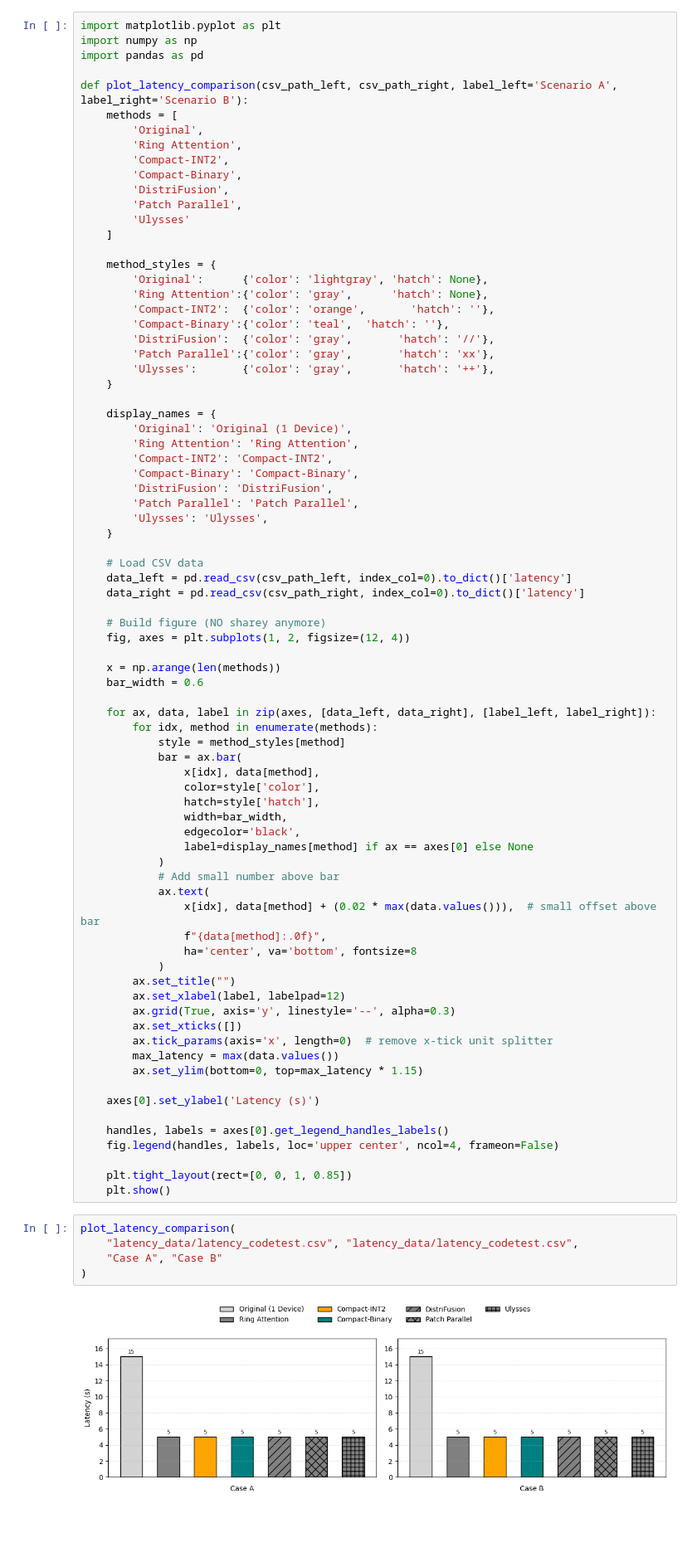
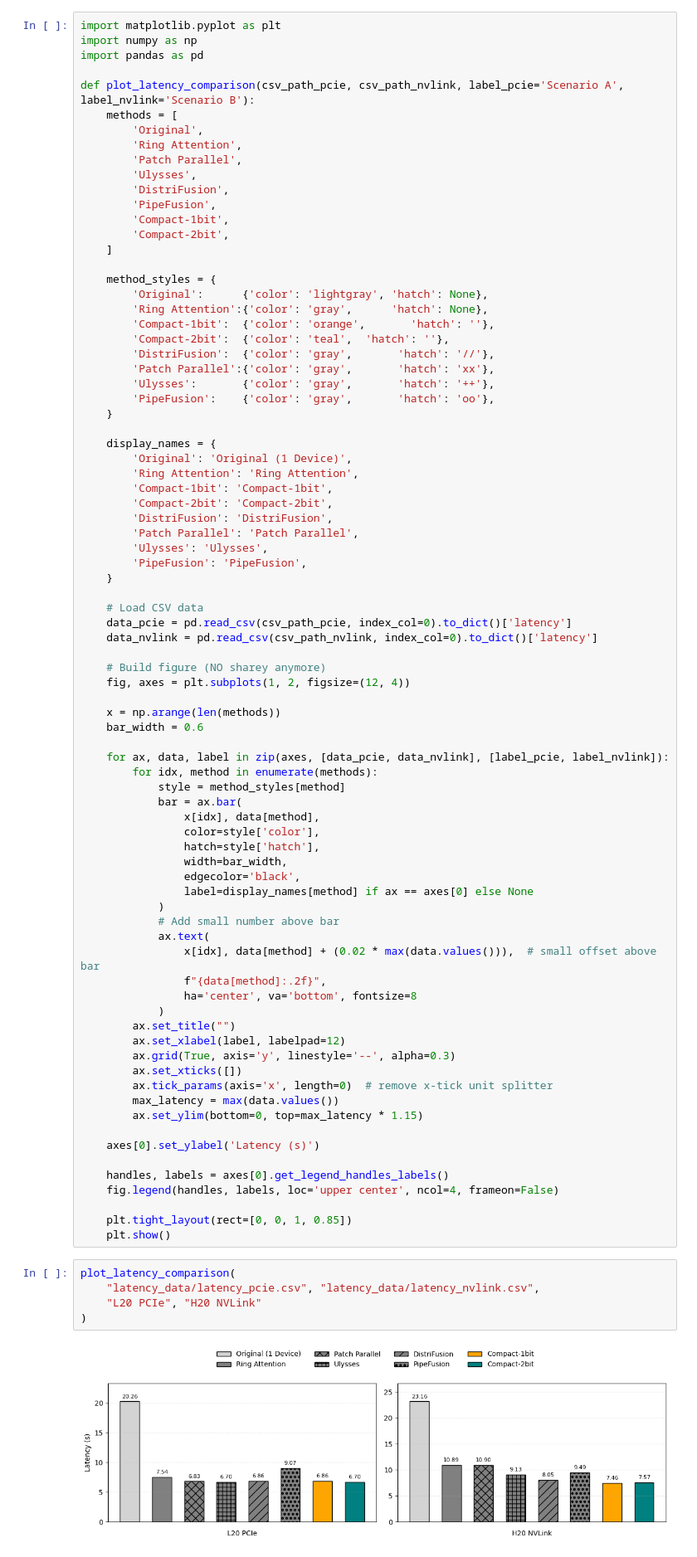
Before and after one commit to Cobalt-27/CompactFusion, a Jupyter notebook: compact_plot/plot_latency.ipynb, the cells around one changed output. Shown at 83% size. Drawn from its saved outputs; the diff is of its cells as text; blank space fills up the shorter version.

Commit message:
Add plot.

```diff
--- a/compact_plot/plot_latency.ipynb
+++ b/compact_plot/plot_latency.ipynb
@@ -3,40 +3,43 @@ import matplotlib.pyplot as plt
 import numpy as np
 import pandas as pd
 
-def plot_latency_comparison(csv_path_left, csv_path_right, label_left='Scenario A', label_right='Scenario B'):
+def plot_latency_comparison(csv_path_pcie, csv_path_nvlink, label_pcie='Scenario A', label_nvlink='Scenario B'):
     methods = [
         'Original',
         'Ring Attention',
-        'Compact-INT2',
-        'Compact-Binary',
+        'Patch Parallel',
+        'Ulysses',
         'DistriFusion',
-        'Patch Parallel',
-        'Ulysses'
+        'PipeFusion',
+        'Compact-1bit',
+        'Compact-2bit',
     ]
 
     method_styles = {
         'Original':      {'color': 'lightgray', 'hatch': None},
         'Ring Attention':{'color': 'gray',      'hatch': None},
-        'Compact-INT2':  {'color': 'orange',       'hatch': ''},
-        'Compact-Binary':{'color': 'teal',  'hatch': ''},
+        'Compact-1bit':  {'color': 'orange',       'hatch': ''},
+        'Compact-2bit':  {'color': 'teal',  'hatch': ''},
         'DistriFusion':  {'color': 'gray',       'hatch': '//'},
         'Patch Parallel':{'color': 'gray',       'hatch': 'xx'},
         'Ulysses':       {'color': 'gray',       'hatch': '++'},
+        'PipeFusion':    {'color': 'gray',       'hatch': 'oo'},
     }
 
     display_names = {
         'Original': 'Original (1 Device)',
         'Ring Attention': 'Ring Attention',
-        'Compact-INT2': 'Compact-INT2',
-        'Compact-Binary': 'Compact-Binary',
+        'Compact-1bit': 'Compact-1bit',
+        'Compact-2bit': 'Compact-2bit',
         'DistriFusion': 'DistriFusion',
         'Patch Parallel': 'Patch Parallel',
         'Ulysses': 'Ulysses',
+        'PipeFusion': 'PipeFusion',
     }
 
     # Load CSV data
-    data_left = pd.read_csv(csv_path_left, index_col=0).to_dict()['latency']
-    data_right = pd.read_csv(csv_path_right, index_col=0).to_dict()['latency']
+    data_pcie = pd.read_csv(csv_path_pcie, index_col=0).to_dict()['latency']
+    data_nvlink = pd.read_csv(csv_path_nvlink, index_col=0).to_dict()['latency']
 
     # Build figure (NO sharey anymore)
     fig, axes = plt.subplots(1, 2, figsize=(12, 4))
@@ -44,7 +47,7 @@ def plot_latency_comparison(csv_path_left, csv_path_right, label_left='Scenario
     x = np.arange(len(methods))
     bar_width = 0.6
 
-    for ax, data, label in zip(axes, [data_left, data_right], [label_left, label_right]):
+    for ax, data, label in zip(axes, [data_pcie, data_nvlink], [label_pcie, label_nvlink]):
         for idx, method in enumerate(methods):
             style = method_styles[method]
             bar = ax.bar(
@@ -58,7 +61,7 @@ def plot_latency_comparison(csv_path_left, csv_path_right, label_left='Scenario
             # Add small number above bar
             ax.text(
                 x[idx], data[method] + (0.02 * max(data.values())),  # small offset above bar
-                f"{data[method]:.0f}",
+                f"{data[method]:.2f}",
                 ha='center', va='bottom', fontsize=8
             )
         ax.set_title("")
@@ -78,8 +81,8 @@ def plot_latency_comparison(csv_path_left, csv_path_right, label_left='Scenario
     plt.show()
 # %%
 plot_latency_comparison(
-    "latency_data/latency_codetest.csv", "latency_data/latency_codetest.csv",
-    "Case A", "Case B"
+    "latency_data/latency_pcie.csv", "latency_data/latency_nvlink.csv",
+    "L20 PCIe", "H20 NVLink"
 )
 # %% [output]
-[figure, old version]
+[figure, new version]
```
Also changed, not shown: 8 other files.
